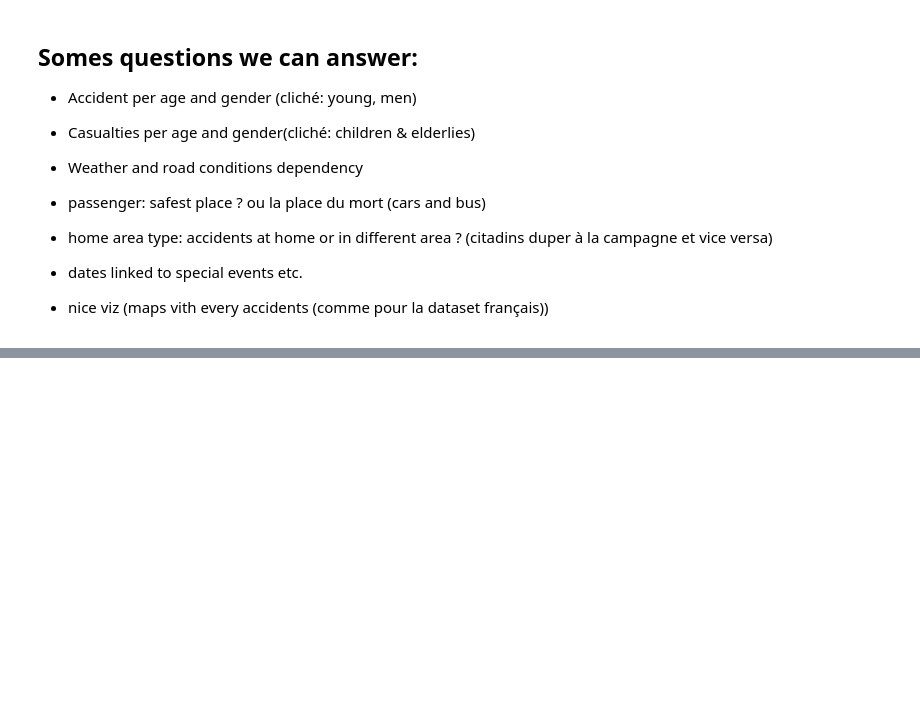
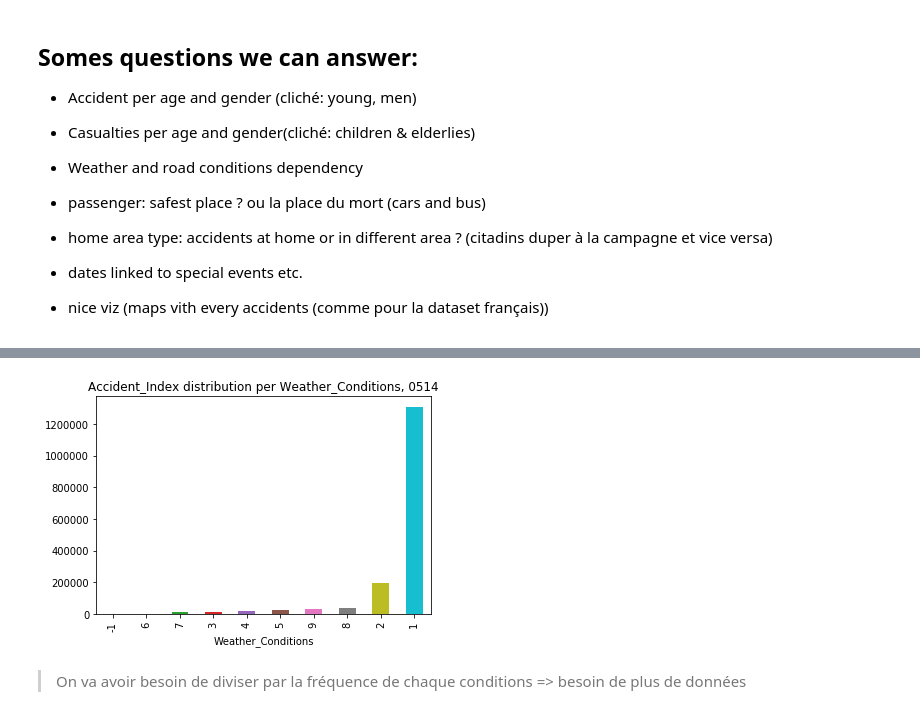
Before and after one commit to Eagleseb/survive-your-commuting, a Jupyter notebook: Milestone2.ipynb, the cells around one changed output, grey strips where cells are left out. Cells and saved outputs as stored; diff of their text form; code cells hidden in the pictures; blank space fills up the shorter version.

```diff
--- a/Milestone2.ipynb
+++ b/Milestone2.ipynb
@@ -49,0 +108,6 @@ Accidents0514.columns
+# %%
+plot_distrib(accidents, "Accident_Index", "Weather_Conditions")
+# %% [output]
+[figure, added]
+# %% [markdown]
+> On va avoir besoin de diviser par la fréquence de chaque conditions => besoin de plus de données
```
Also changed, not shown: parts of 15 cells of this notebook, 1 other file.
